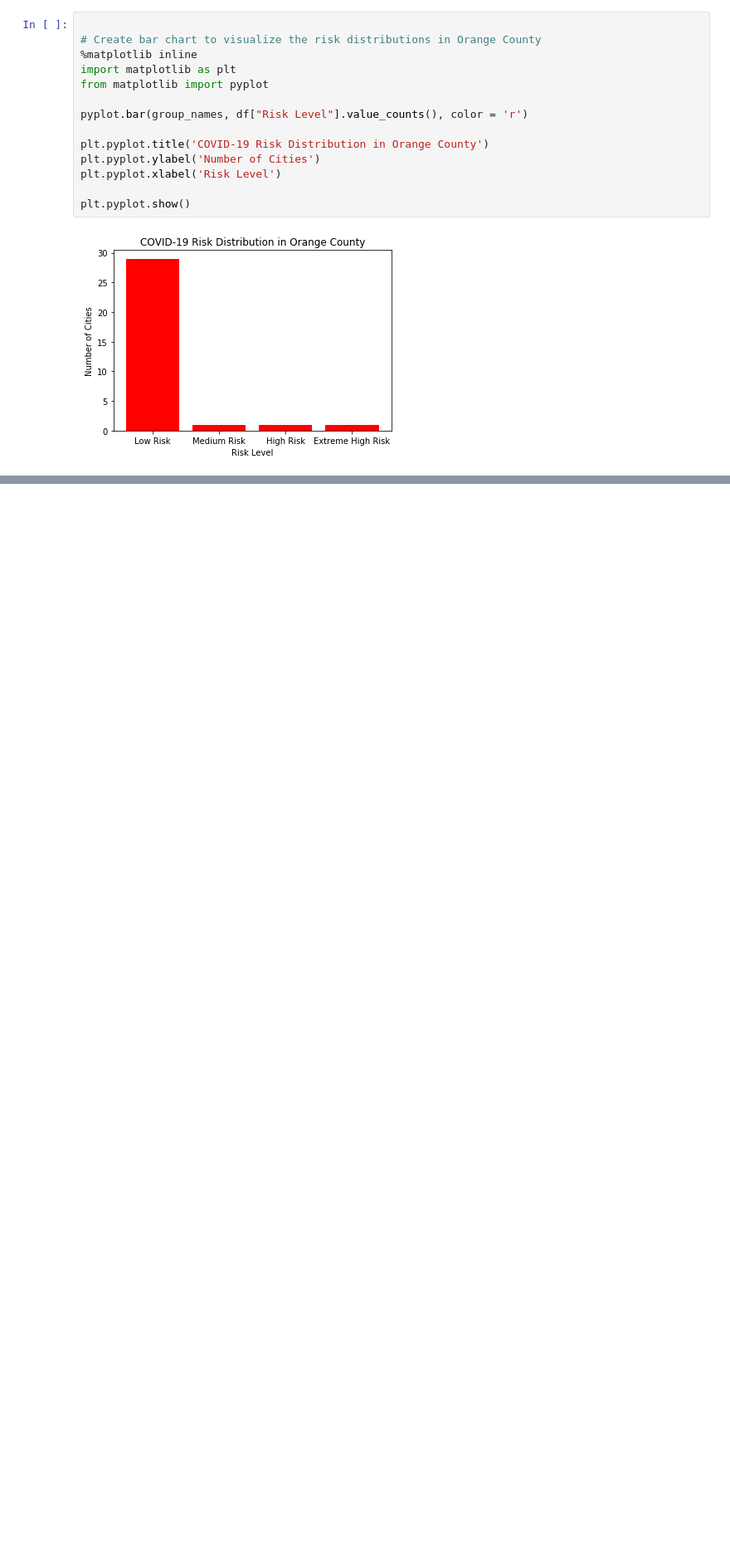
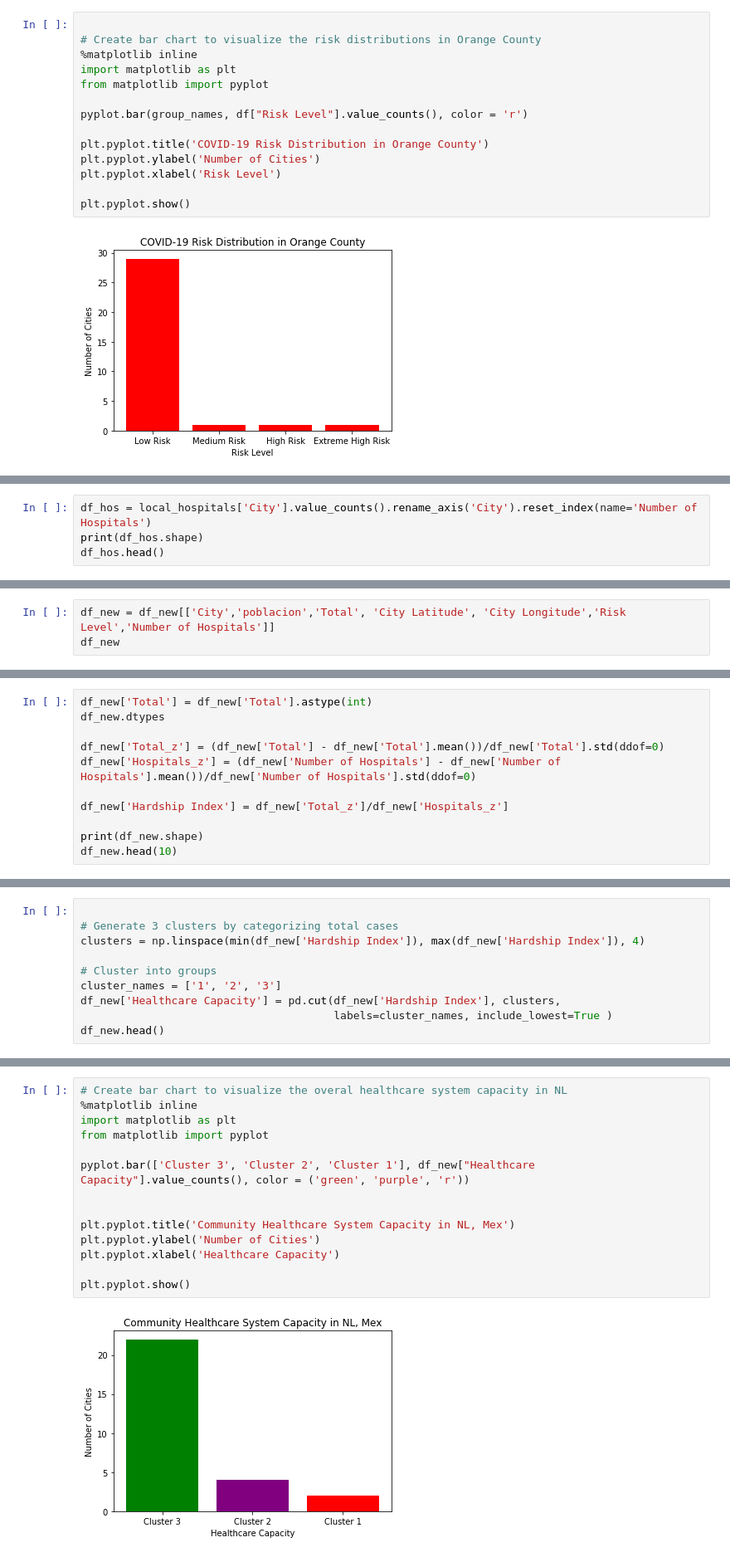
Before and after one commit to clinbb/Cov-mty, a Jupyter notebook: Proyecto Cov.ipynb, the cells around one changed output, grey strips where cells are left out. Shown at 83% size. Cells and saved outputs as stored; diff of their text form; blank space fills up the shorter version.

```diff
--- a/Proyecto Cov.ipynb
+++ b/Proyecto Cov.ipynb
@@ -387,0 +497,4 @@ def getNearbyHospital(names, latitudes, longitudes, radius=5000):
+# %%
+df_hos = local_hospitals['City'].value_counts().rename_axis('City').reset_index(name='Number of Hospitals')
+print(df_hos.shape)
+df_hos.head()
@@ -442,0 +606,3 @@ m
+# %%
+df_new = df_new[['City','poblacion','Total', 'City Latitude', 'City Longitude','Risk Level','Number of Hospitals']]
+df_new
@@ -442,0 +627,11 @@ m
+# %%
+df_new['Total'] = df_new['Total'].astype(int)
+df_new.dtypes
+
+df_new['Total_z'] = (df_new['Total'] - df_new['Total'].mean())/df_new['Total'].std(ddof=0)
+df_new['Hospitals_z'] = (df_new['Number of Hospitals'] - df_new['Number of Hospitals'].mean())/df_new['Number of Hospitals'].std(ddof=0)
+
+df_new['Hardship Index'] = df_new['Total_z']/df_new['Hospitals_z']
+
+print(df_new.shape)
+df_new.head(10)
@@ -442,0 +651,10 @@ m
+# %%
+
+# Generate 3 clusters by categorizing total cases
+clusters = np.linspace(min(df_new['Hardship Index']), max(df_new['Hardship Index']), 4)
+
+# Cluster into groups
+cluster_names = ['1', '2', '3']
+df_new['Healthcare Capacity'] = pd.cut(df_new['Hardship Index'], clusters,
+                                       labels=cluster_names, include_lowest=True )
+df_new.head()
@@ -442,0 +707,16 @@ m
+# %%
+# Create bar chart to visualize the overal healthcare system capacity in NL
+%matplotlib inline
+import matplotlib as plt
+from matplotlib import pyplot
+
+pyplot.bar(['Cluster 3', 'Cluster 2', 'Cluster 1'], df_new["Healthcare Capacity"].value_counts(), color = ('green', 'purple', 'r'))
+
+
+plt.pyplot.title('Community Healthcare System Capacity in NL, Mex')
+plt.pyplot.ylabel('Number of Cities')
+plt.pyplot.xlabel('Healthcare Capacity')
+
+plt.pyplot.show()
+# %% [output]
+[figure, added]
```
Also changed, not shown: parts of 27 cells of this notebook.
